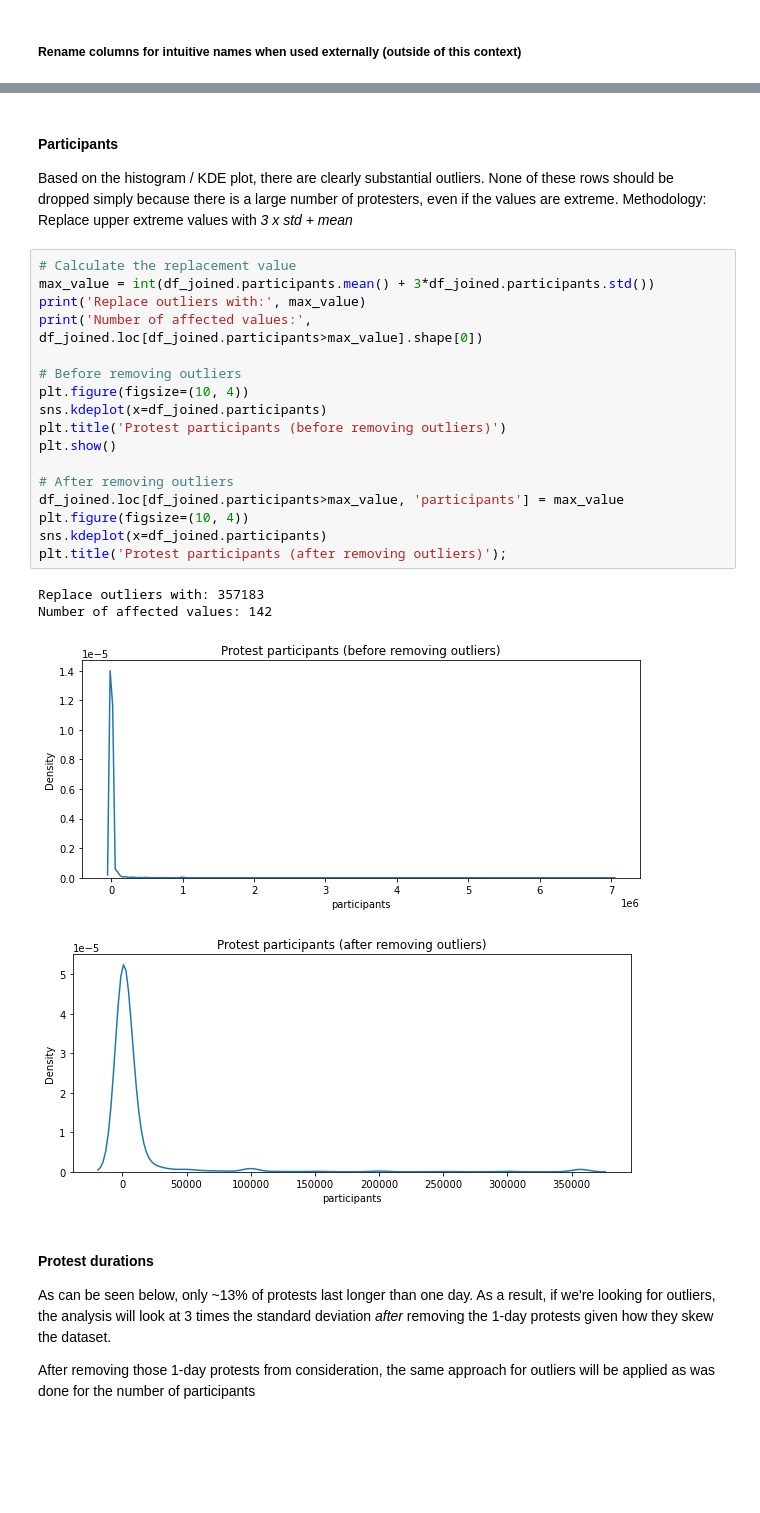
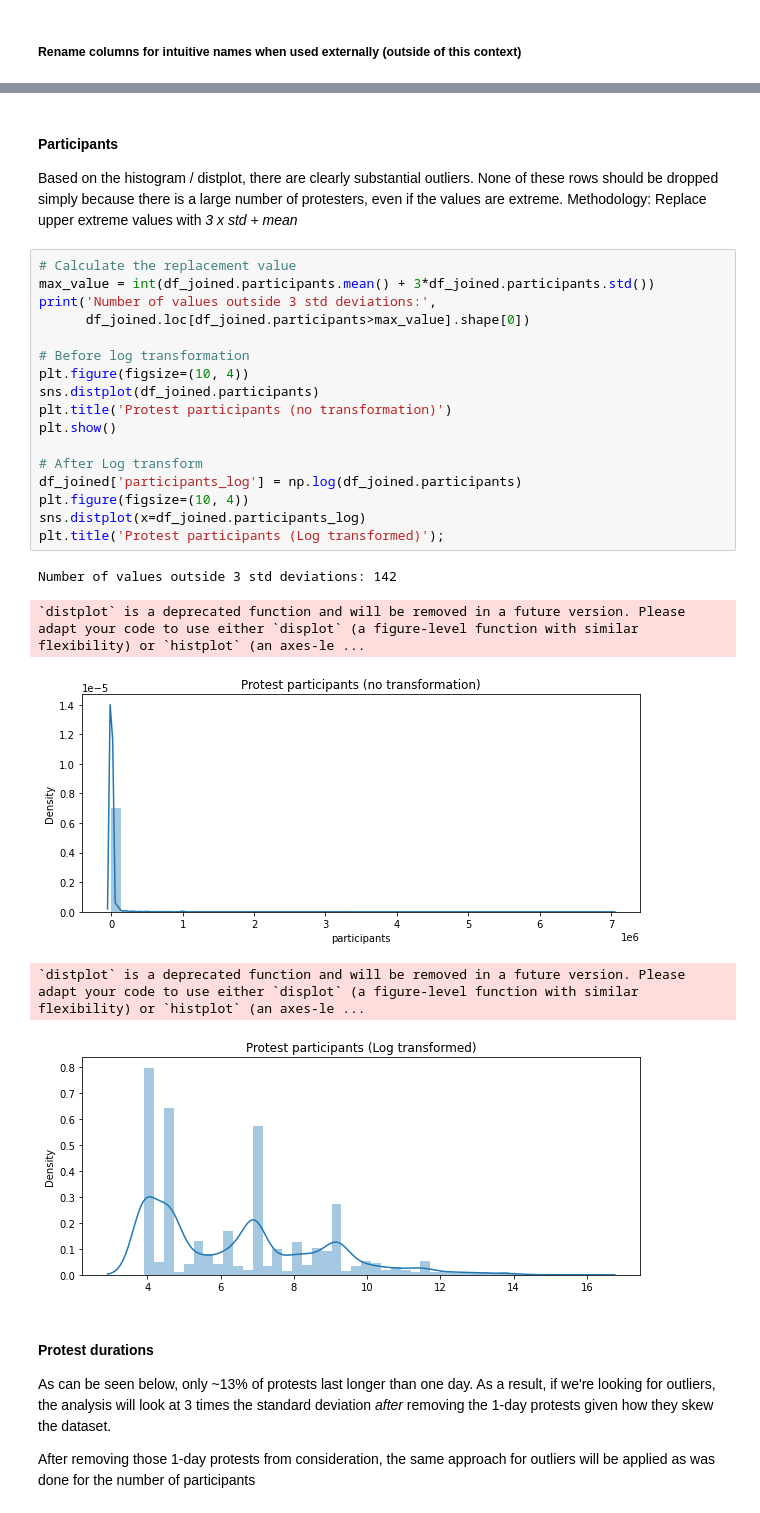
Before and after one commit to sethnlewis/Predicting-Political-Revolutions, a Jupyter notebook: notebooks/cleaning_protests_dataset.ipynb, the cells around one changed output, grey strips where cells are left out. Saved outputs shown, nothing was run; the diff lists cells and outputs as text; blank space fills up the shorter version.

```diff
--- a/notebooks/cleaning_protests_dataset.ipynb
+++ b/notebooks/cleaning_protests_dataset.ipynb
@@ -1014,28 +1011,29 @@ Now that the features have been selected and narrowed, the following section rem
 # %% [markdown]
 #### Participants
-Based on the histogram / KDE plot, there are clearly substantial outliers. None of these rows should be dropped simply because there is a large number of protesters, even if the values are extreme. Methodology: Replace upper extreme values with *3 x std + mean*
+Based on the histogram / distplot, there are clearly substantial outliers. None of these rows should be dropped simply because there is a large number of protesters, even if the values are extreme. Methodology: Replace upper extreme values with *3 x std + mean*
 # %%
 # Calculate the replacement value
 max_value = int(df_joined.participants.mean() + 3*df_joined.participants.std())
-print('Replace outliers with:', max_value)
-print('Number of affected values:', df_joined.loc[df_joined.participants>max_value].shape[0])
+print('Number of values outside 3 std deviations:',
+      df_joined.loc[df_joined.participants>max_value].shape[0])
 
-# Before removing outliers
+# Before log transformation
 plt.figure(figsize=(10, 4))
-sns.kdeplot(x=df_joined.participants)
-plt.title('Protest participants (before removing outliers)')
+sns.distplot(df_joined.participants)
+plt.title('Protest participants (no transformation)')
 plt.show()
 
-# After removing outliers
-df_joined.loc[df_joined.participants>max_value, 'participants'] = max_value
+# After Log transform
+df_joined['participants_log'] = np.log(df_joined.participants)
 plt.figure(figsize=(10, 4))
-sns.kdeplot(x=df_joined.participants)
-plt.title('Protest participants (after removing outliers)');
+sns.distplot(x=df_joined.participants_log)
+plt.title('Protest participants (Log transformed)');
 # %% [output]
-Replace outliers with: 357183
-Number of affected values: 142
+Number of values outside 3 std deviations: 142
+`distplot` is a deprecated function and will be removed in a future version. Please adapt your code to use either `displot` (a figure-level function with similar flexibility) or `histplot` (an axes-le ...
-[figure, old version]
+[figure, new version]
+`distplot` is a deprecated function and will be removed in a future version. Please adapt your code to use either `displot` (a figure-level function with similar flexibility) or `histplot` (an axes-le ...
-[figure, old version]
+[figure, new version]
 # %% [markdown]
 #### Protest durations
 As can be seen below, only ~13% of protests last longer than one day. As a result, if we're looking for outliers, the analysis will look at 3 times the standard deviation *after* removing the 1-day protests given how they skew the dataset.
```
Also changed, not shown: parts of 15 cells of this notebook, 5 other files.
